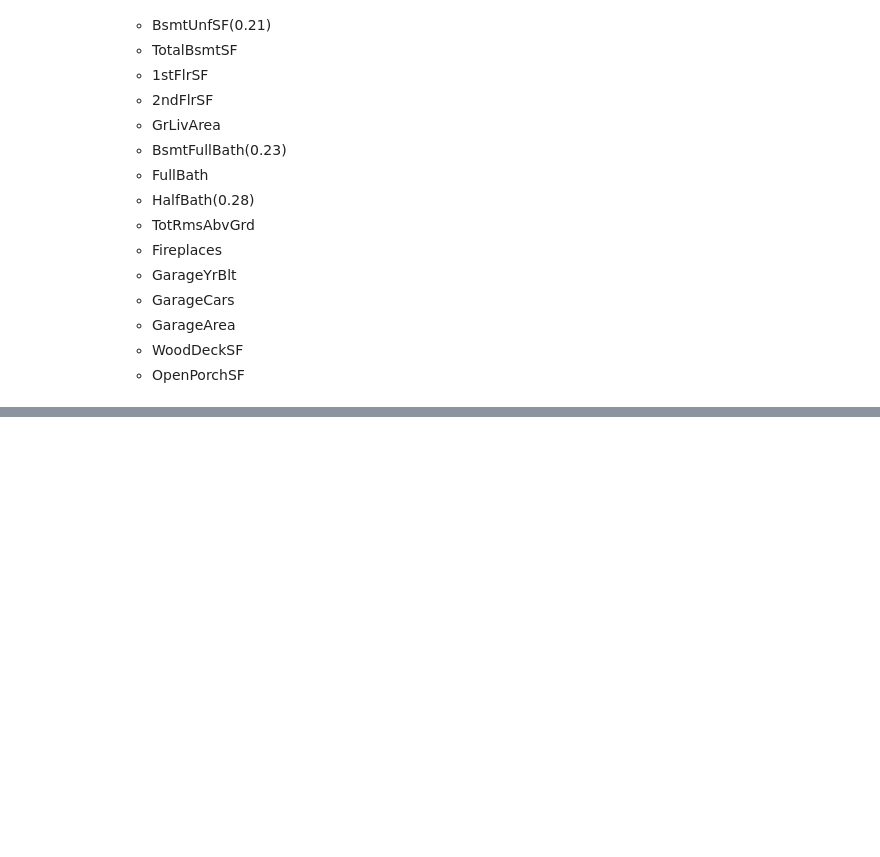
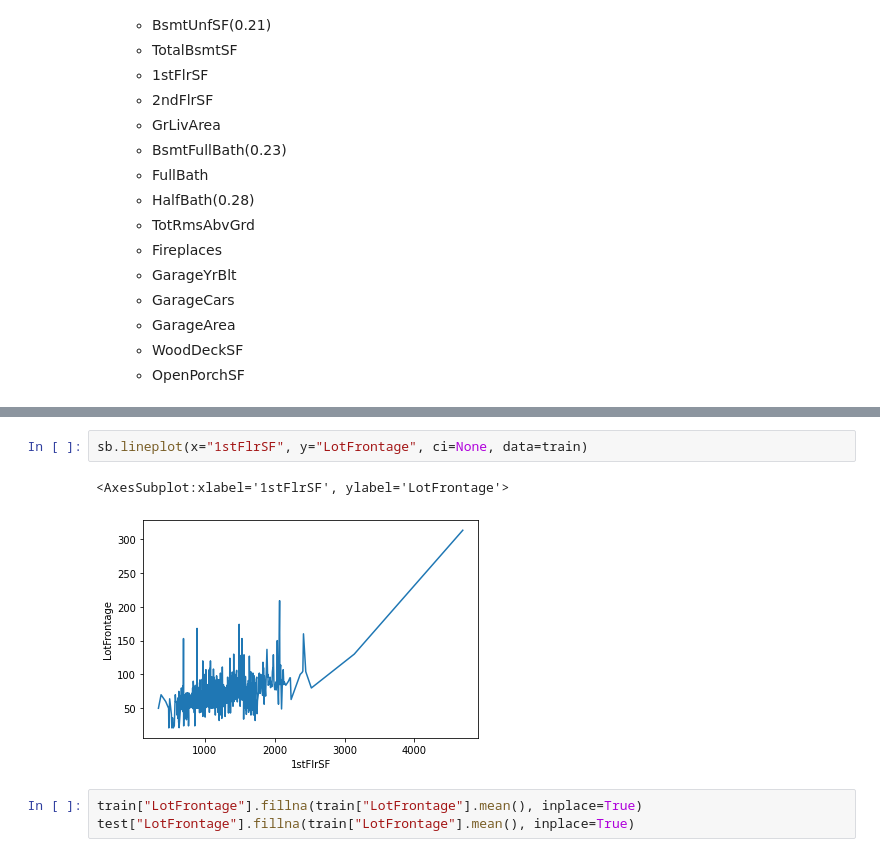
Before and after one commit to psrpsj/houseprice_prediction, a Jupyter notebook: houseprice_prediction.ipynb, the cells around one changed output, grey strips where cells are left out. Drawn from its saved outputs; the diff is of its cells as text; blank space fills up the shorter version.

Commit message:
add train nan fix

```diff
--- a/houseprice_prediction.ipynb
+++ b/houseprice_prediction.ipynb
@@ -51,0 +122,8 @@ sb.heatmap(data=train.corr(), annot=True, fmt='.2f', linewidths=.5, cmap='Blues'
+# %%
+sb.lineplot(x="1stFlrSF", y="LotFrontage", ci=None, data=train)
+# %% [output]
+<AxesSubplot:xlabel='1stFlrSF', ylabel='LotFrontage'>
+[figure, added]
+# %%
+train["LotFrontage"].fillna(train["LotFrontage"].mean(), inplace=True)
+test["LotFrontage"].fillna(train["LotFrontage"].mean(), inplace=True)
```
Also changed, not shown: parts of 29 cells of this notebook.
